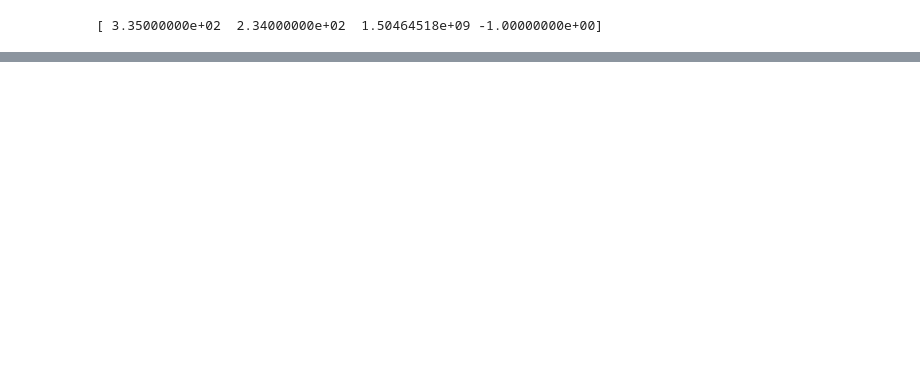
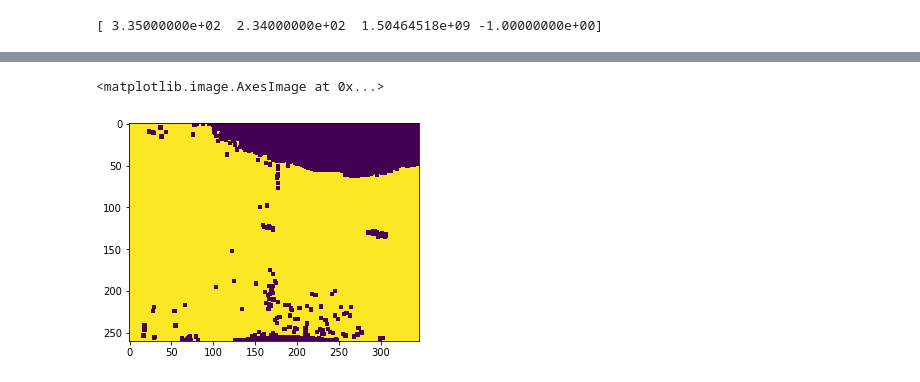
Before and after one commit to abdullaayyad96/DVSDepthLearning, a Jupyter notebook: pre_process.ipynb, the cells around one changed output, grey strips where cells are left out. Cells and saved outputs as stored; diff of their text form; code cells hidden in the pictures; blank space fills up the shorter version.

```diff
--- a/pre_process.ipynb
+++ b/pre_process.ipynb
@@ -103,0 +105,7 @@ plt.imshow(depth_images[70])
+# %%
+eroded_depth_images = EventPreProcess.ErodeImages(depth_images, binary_format=True)
+
+plt.imshow(eroded_depth_images[70])
+# %% [output]
+<matplotlib.image.AxesImage at 0x...>
+[figure, added]
```
Also changed, not shown: parts of 27 cells of this notebook, 5 other files.
